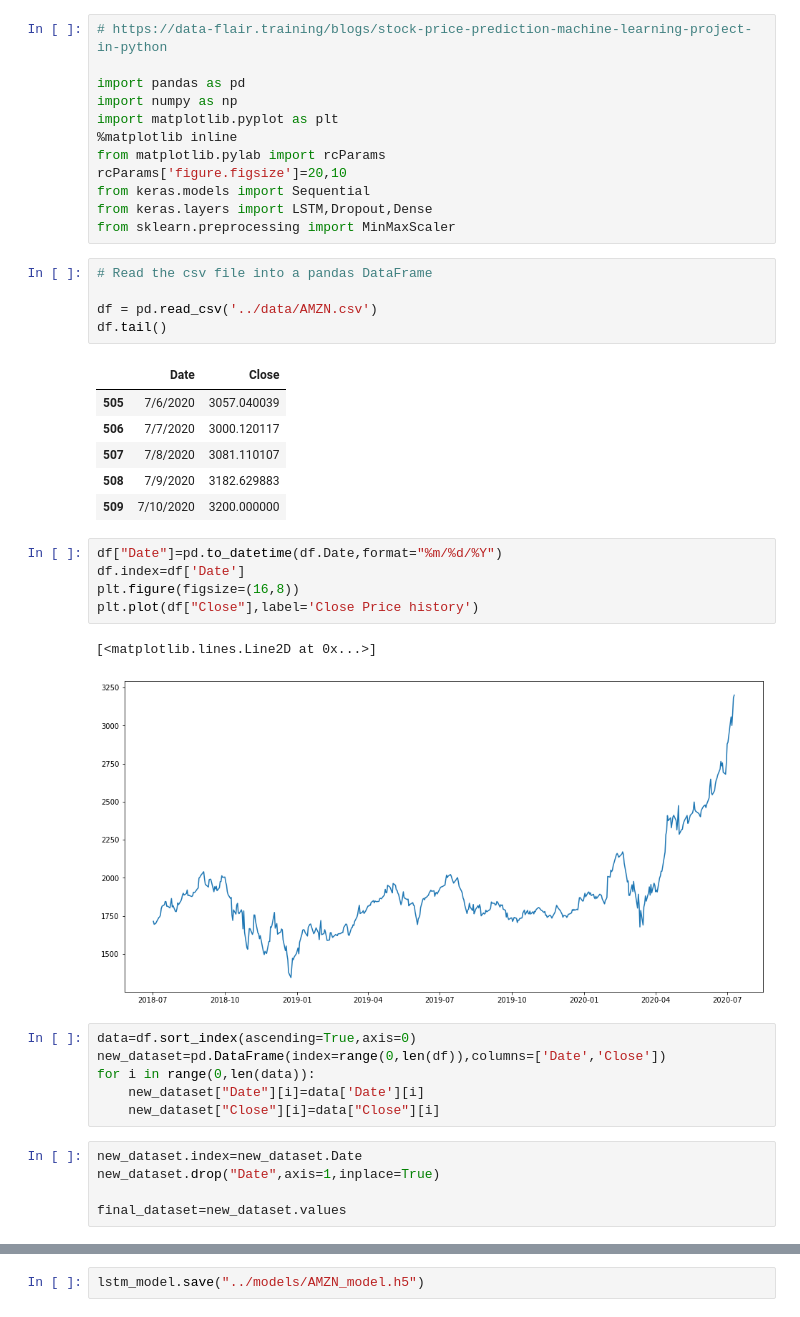
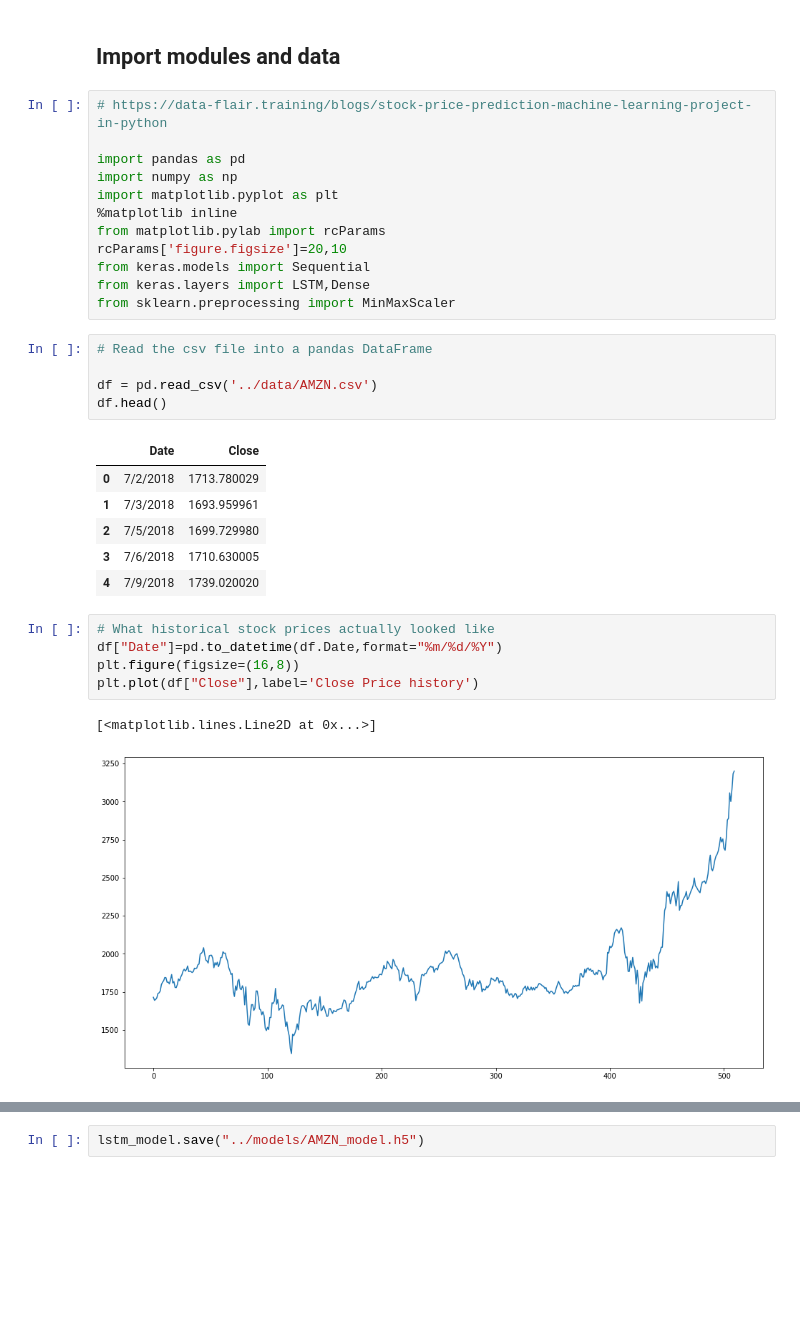
Before and after one commit to alexanderdyan/machine-learning-stock-analysis, a Jupyter notebook: notebooks/LSTM_AMZN.ipynb, the cells around one changed output, grey strips where cells are left out. Cells and saved outputs as stored; diff of their text form; blank space fills up the shorter version.

```diff
--- a/notebooks/LSTM_AMZN.ipynb
+++ b/notebooks/LSTM_AMZN.ipynb
@@ -1,3 +1,5 @@
+# %% [markdown]
+## Import modules and data
 # %%
 # https://data-flair.training/blogs/stock-price-prediction-machine-learning-project-in-python
 
@@ -8,36 +10,25 @@ import matplotlib.pyplot as plt
 from matplotlib.pylab import rcParams
 rcParams['figure.figsize']=20,10
 from keras.models import Sequential
-from keras.layers import LSTM,Dropout,Dense
+from keras.layers import LSTM,Dense
 from sklearn.preprocessing import MinMaxScaler
 # %%
 # Read the csv file into a pandas DataFrame
 
 df = pd.read_csv('../data/AMZN.csv')
-df.tail()
+df.head()
 # %% [output]
 |  | Date | Close |
-| 505 | 7/6/2020 | 3057.040039 |
-| 506 | 7/7/2020 | 3000.120117 |
-| 507 | 7/8/2020 | 3081.110107 |
-| 508 | 7/9/2020 | 3182.629883 |
-| 509 | 7/10/2020 | 3200.000000 |
+| 0 | 7/2/2018 | 1713.780029 |
+| 1 | 7/3/2018 | 1693.959961 |
+| 2 | 7/5/2018 | 1699.729980 |
+| 3 | 7/6/2018 | 1710.630005 |
+| 4 | 7/9/2018 | 1739.020020 |
 # %%
+# What historical stock prices actually looked like
 df["Date"]=pd.to_datetime(df.Date,format="%m/%d/%Y")
-df.index=df['Date']
 plt.figure(figsize=(16,8))
 plt.plot(df["Close"],label='Close Price history')
 # %% [output]
 [<matplotlib.lines.Line2D at 0x...>]
-[figure, old version]
+[figure, new version]
-# %%
-data=df.sort_index(ascending=True,axis=0)
-new_dataset=pd.DataFrame(index=range(0,len(df)),columns=['Date','Close'])
-for i in range(0,len(data)):
-    new_dataset["Date"][i]=data['Date'][i]
-    new_dataset["Close"][i]=data["Close"][i]
-# %%
-new_dataset.index=new_dataset.Date
-new_dataset.drop("Date",axis=1,inplace=True)
-
-final_dataset=new_dataset.values
```
Also changed, not shown: parts of 27 cells of this notebook, 9 other files.
